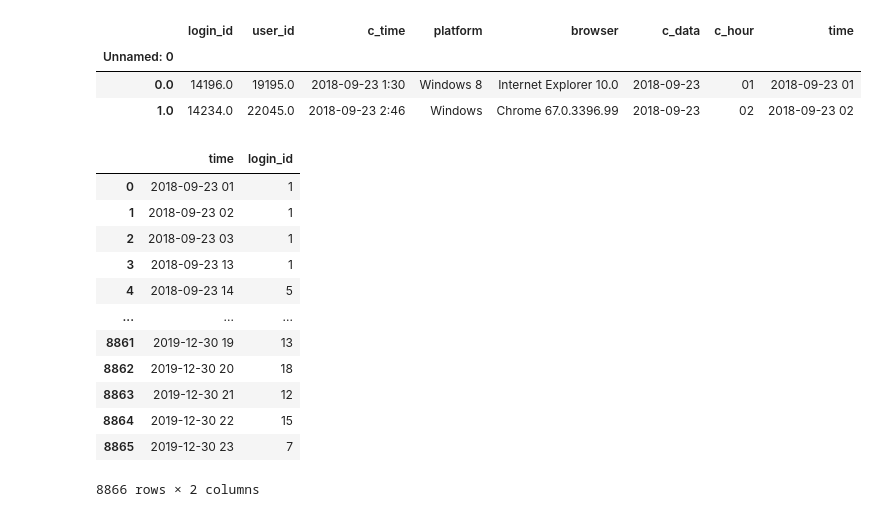
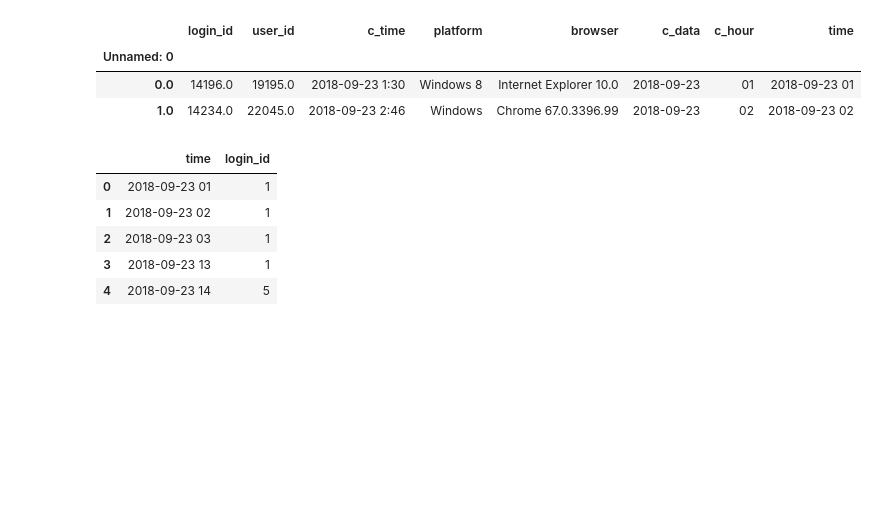
Before and after one commit to sunnight9507/STUDY, a Jupyter notebook: Dacon/2020 DACON CUP/Data EDA & Processing.ipynb, the cells around one changed output. Drawn from its saved outputs; the diff is of its cells as text; code cells hidden in the pictures; blank space fills up the shorter version.

```diff
--- a/Dacon/2020 DACON CUP/Data EDA & Processing.ipynb
+++ b/Dacon/2020 DACON CUP/Data EDA & Processing.ipynb
@@ -215,21 +169,14 @@ info_login.head(2)
 | 0.0 | 14196.0 | 19195.0 | 2018-09-23 1:30 | Windows 8 | Internet Explorer 10.0 | 2018-09-23 | 01 | 2018-09-23 01 |
 | 1.0 | 14234.0 | 22045.0 | 2018-09-23 2:46 | Windows | Chrome 67.0.3396.99 | 2018-09-23 | 02 | 2018-09-23 02 |
 # %%
-info_login.groupby('time').count()['login_id'].reset_index()
+info_login.groupby('time').count()['login_id'].reset_index().head()
 # %% [output]
 |  | time | login_id |
 | 0 | 2018-09-23 01 | 1 |
 | 1 | 2018-09-23 02 | 1 |
 | 2 | 2018-09-23 03 | 1 |
 | 3 | 2018-09-23 13 | 1 |
 | 4 | 2018-09-23 14 | 5 |
-| ... | ... | ... |
-| 8861 | 2019-12-30 19 | 13 |
-| 8862 | 2019-12-30 20 | 18 |
-| 8863 | 2019-12-30 21 | 12 |
-| 8864 | 2019-12-30 22 | 15 |
-| 8865 | 2019-12-30 23 | 7 |
-8866 rows × 2 columns
 # %%
 train['login'] = pd.merge(train[['time']], info_login.groupby('time').count()['login_id'].reset_index(), how='left').fillna(0)['login_id']
 train.head(2)
```
Also changed, not shown: parts of 18 cells of this notebook, 1 other file.
